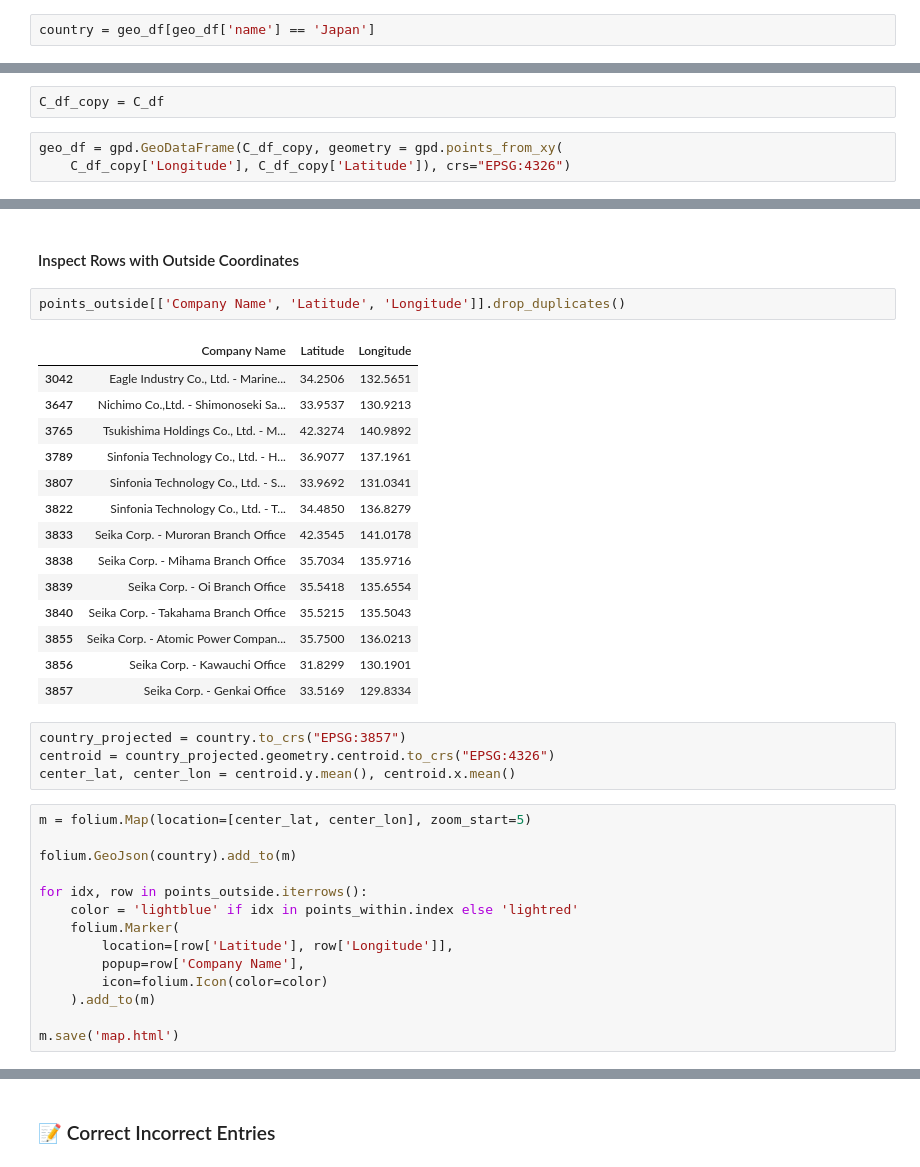
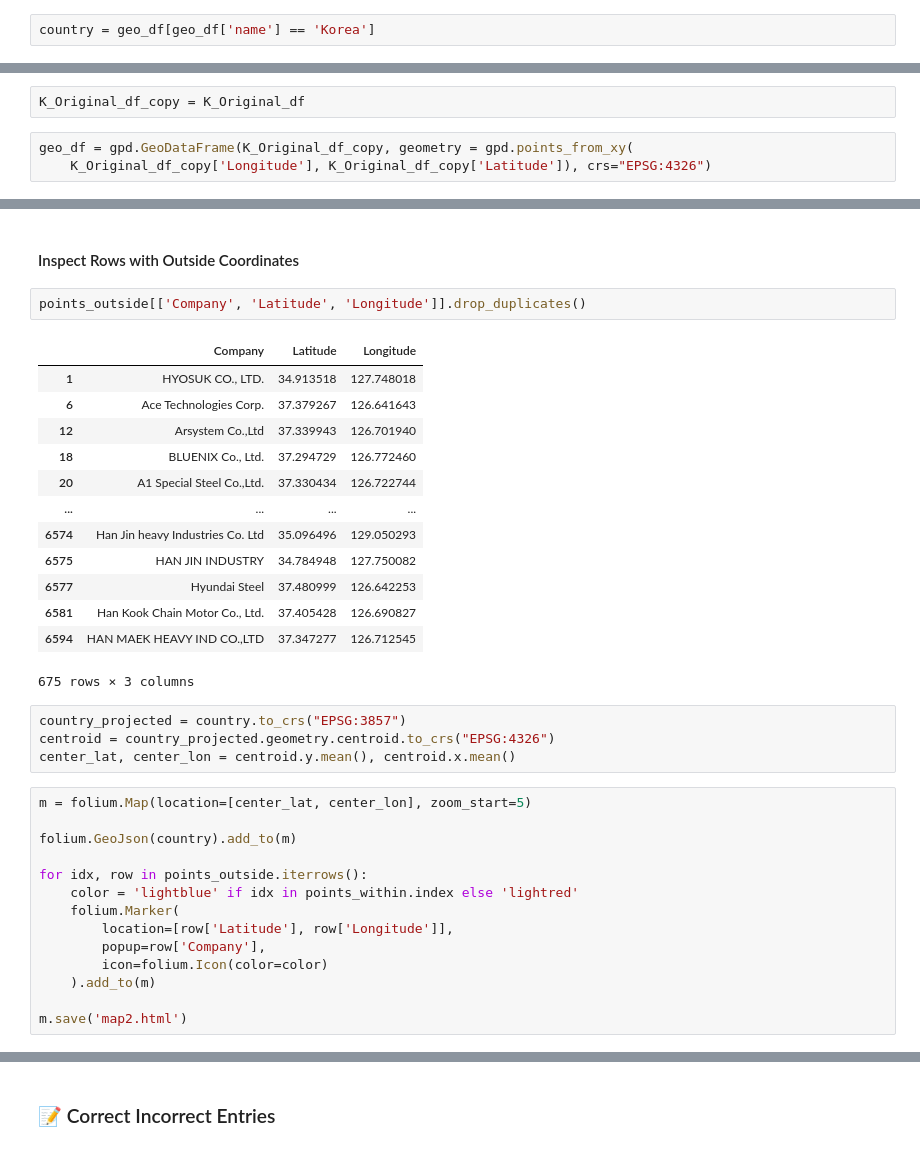
Before and after one commit to mitano-17/Nidec-Drives-Data-Cleaning, a Jupyter notebook: Dataset_Korea_Cleaner.ipynb, the cells around one changed output, grey strips where cells are left out. Saved outputs shown, nothing was run; the diff lists cells and outputs as text.

```diff
--- a/Dataset_Korea_Cleaner.ipynb
+++ b/Dataset_Korea_Cleaner.ipynb
@@ -293,14 +293,14 @@ K_Original_df.shape
 # %%
 geo_df = gpd.read_file("https://d2ad6b4ur7yvpq.cloudfront.net/naturalearth-3.3.0/ne_50m_admin_0_countries.geojson")
 # %%
-country = geo_df[geo_df['name'] == 'Japan']
+country = geo_df[geo_df['name'] == 'Korea']
 # %% [markdown]
 <h4>Convert To GeoDataFrame</h4>
 # %%
-C_df_copy = C_df
+K_Original_df_copy = K_Original_df
 # %%
-geo_df = gpd.GeoDataFrame(C_df_copy, geometry = gpd.points_from_xy(
-    C_df_copy['Longitude'], C_df_copy['Latitude']), crs="EPSG:4326")
+geo_df = gpd.GeoDataFrame(K_Original_df_copy, geometry = gpd.points_from_xy(
+    K_Original_df_copy['Longitude'], K_Original_df_copy['Latitude']), crs="EPSG:4326")
 # %% [markdown]
 <h4>Check Coordinates</h4>
 # %%
@@ -375,22 +371,21 @@ plt.show()
 # %% [markdown]
 <h4>Inspect Rows with Outside Coordinates</h4>
 # %%
-points_outside[['Company Name', 'Latitude', 'Longitude']].drop_duplicates()
+points_outside[['Company', 'Latitude', 'Longitude']].drop_duplicates()
 # %% [output]
-|  | Company Name | Latitude | Longitude |
-| 3042 | Eagle Industry Co., Ltd. - Marine... | 34.2506 | 132.5651 |
-| 3647 | Nichimo Co.,Ltd. - Shimonoseki Sa... | 33.9537 | 130.9213 |
-| 3765 | Tsukishima Holdings Co., Ltd. - M... | 42.3274 | 140.9892 |
-| 3789 | Sinfonia Technology Co., Ltd. - H... | 36.9077 | 137.1961 |
-| 3807 | Sinfonia Technology Co., Ltd. - S... | 33.9692 | 131.0341 |
-| 3822 | Sinfonia Technology Co., Ltd. - T... | 34.4850 | 136.8279 |
-| 3833 | Seika Corp. - Muroran Branch Office | 42.3545 | 141.0178 |
-| 3838 | Seika Corp. - Mihama Branch Office | 35.7034 | 135.9716 |
-| 3839 | Seika Corp. - Oi Branch Office | 35.5418 | 135.6554 |
-| 3840 | Seika Corp. - Takahama Branch Office | 35.5215 | 135.5043 |
-| 3855 | Seika Corp. - Atomic Power Compan... | 35.7500 | 136.0213 |
-| 3856 | Seika Corp. - Kawauchi Office | 31.8299 | 130.1901 |
-| 3857 | Seika Corp. - Genkai Office | 33.5169 | 129.8334 |
+|  | Company | Latitude | Longitude |
+| 1 | HYOSUK CO., LTD. | 34.913518 | 127.748018 |
+| 6 | Ace Technologies Corp. | 37.379267 | 126.641643 |
+| 12 | Arsystem Co.,Ltd | 37.339943 | 126.701940 |
+| 18 | BLUENIX Co., Ltd. | 37.294729 | 126.772460 |
+| 20 | A1 Special Steel Co.,Ltd. | 37.330434 | 126.722744 |
+| ... | ... | ... | ... |
+| 6574 | Han Jin heavy Industries Co. Ltd | 35.096496 | 129.050293 |
+| 6575 | HAN JIN INDUSTRY | 34.784948 | 127.750082 |
+| 6577 | Hyundai Steel | 37.480999 | 126.642253 |
+| 6581 | Han Kook Chain Motor Co., Ltd. | 37.405428 | 126.690827 |
+| 6594 | HAN MAEK HEAVY IND CO.,LTD | 37.347277 | 126.712545 |
+675 rows × 3 columns
 # %%
 country_projected = country.to_crs("EPSG:3857")
 centroid = country_projected.geometry.centroid.to_crs("EPSG:4326")
@@ -404,9 +399,9 @@ for idx, row in points_outside.iterrows():
     color = 'lightblue' if idx in points_within.index else 'lightred'
     folium.Marker(
         location=[row['Latitude'], row['Longitude']],
-        popup=row['Company Name'],
+        popup=row['Company'],
         icon=folium.Icon(color=color)
     ).add_to(m)
 
-m.save('map.html')
+m.save('map2.html')
 # %%
```
Also changed, not shown: parts of 17 cells of this notebook.
